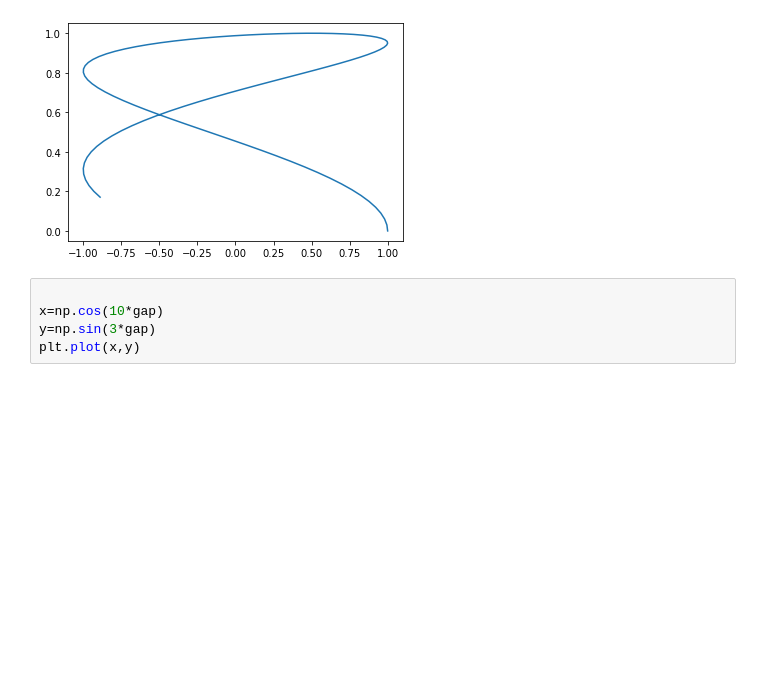
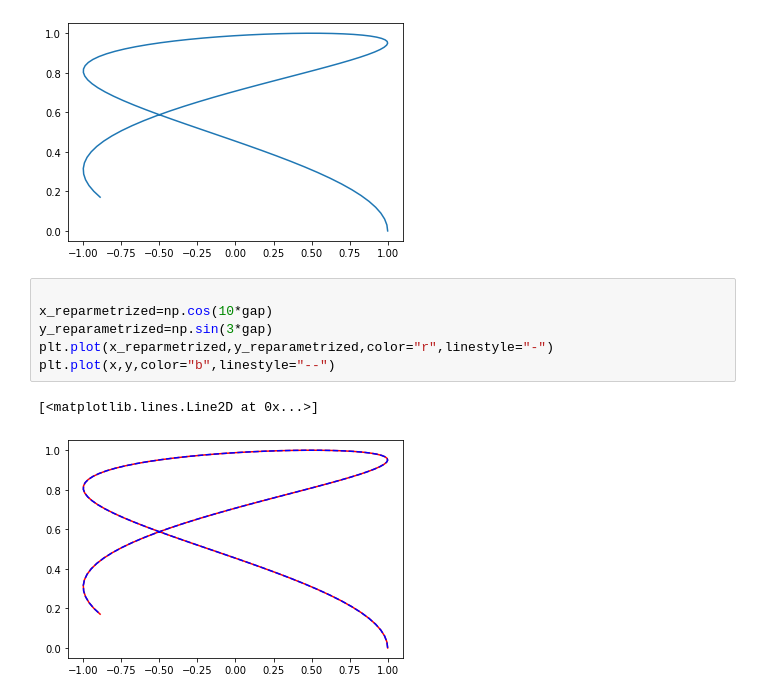
Before and after one commit to Shenyishenyi/Signature-Machine-Learning, a Jupyter notebook: Machine_test.ipynb, the cells around one changed output. Drawn from its saved outputs; the diff is of its cells as text; blank space fills up the shorter version.

```diff
--- a/Machine_test.ipynb
+++ b/Machine_test.ipynb
@@ -11,6 +11,10 @@ plt.plot(x,y)
 [figure]
 # %%
 
-x=np.cos(10*gap)
-y=np.sin(3*gap)
-plt.plot(x,y)
+x_reparmetrized=np.cos(10*gap)
+y_reparametrized=np.sin(3*gap)
+plt.plot(x_reparmetrized,y_reparametrized,color="r",linestyle="-")
+plt.plot(x,y,color="b",linestyle="--")
+# %% [output]
+[<matplotlib.lines.Line2D at 0x...>]
+[figure, added]
```
